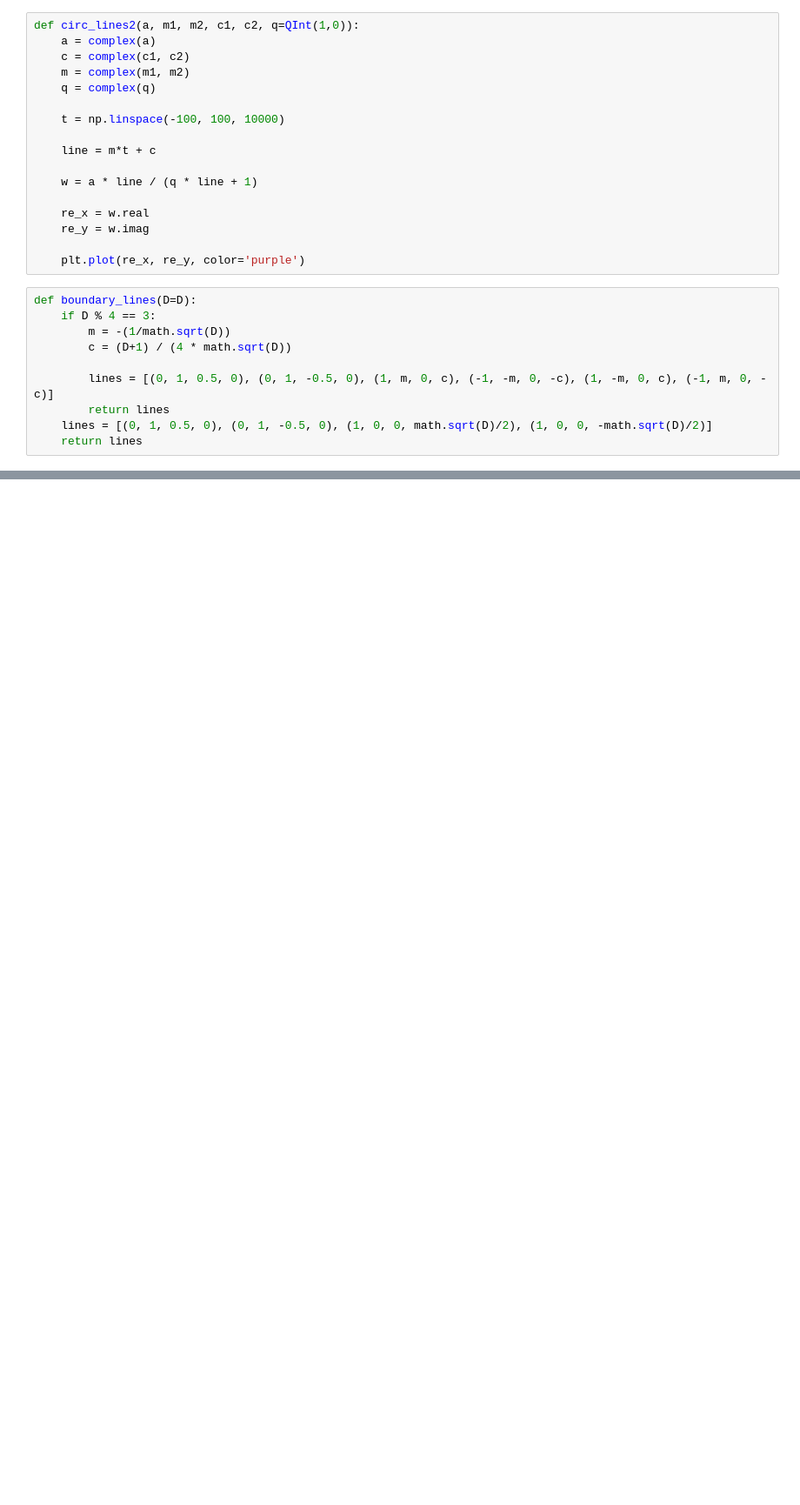
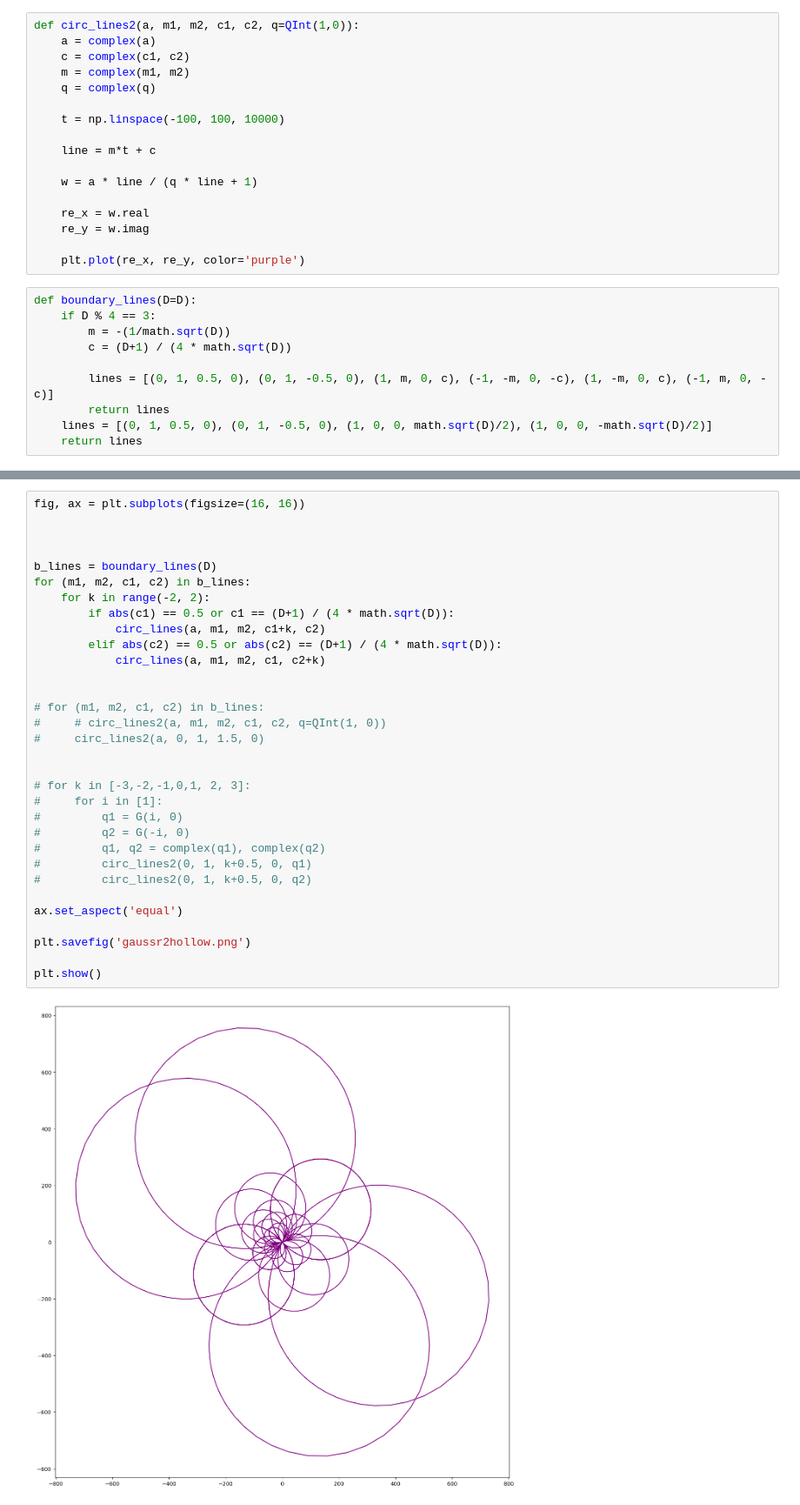
Before and after one commit to alextcup/MATH-3030-Project1, a Jupyter notebook: code/imaginary_quadratic_integers.ipynb, the cells around one changed output, grey strips where cells are left out. Shown at 87% size. Drawn from its saved outputs; the diff is of its cells as text; blank space fills up the shorter version.

```diff
--- a/code/imaginary_quadratic_integers.ipynb
+++ b/code/imaginary_quadratic_integers.ipynb
@@ -296,0 +316,34 @@ plt.show()
+# %%
+fig, ax = plt.subplots(figsize=(16, 16))
+
+
+
+b_lines = boundary_lines(D)
+for (m1, m2, c1, c2) in b_lines:
+    for k in range(-2, 2):
+        if abs(c1) == 0.5 or c1 == (D+1) / (4 * math.sqrt(D)):
+            circ_lines(a, m1, m2, c1+k, c2)
+        elif abs(c2) == 0.5 or abs(c2) == (D+1) / (4 * math.sqrt(D)):
+            circ_lines(a, m1, m2, c1, c2+k)
+
+
+# for (m1, m2, c1, c2) in b_lines:
+#     # circ_lines2(a, m1, m2, c1, c2, q=QInt(1, 0))
+#     circ_lines2(a, 0, 1, 1.5, 0)
+
+
+# for k in [-3,-2,-1,0,1, 2, 3]:
+#     for i in [1]:
+#         q1 = G(i, 0)
+#         q2 = G(-i, 0)
+#         q1, q2 = complex(q1), complex(q2)
+#         circ_lines2(0, 1, k+0.5, 0, q1)
+#         circ_lines2(0, 1, k+0.5, 0, q2)
+
+ax.set_aspect('equal')
+
+plt.savefig('gaussr2hollow.png')
+
+plt.show()
+# %% [output]
+[figure, added]
```
Also changed, not shown: parts of 4 cells of this notebook, 1 other file.
